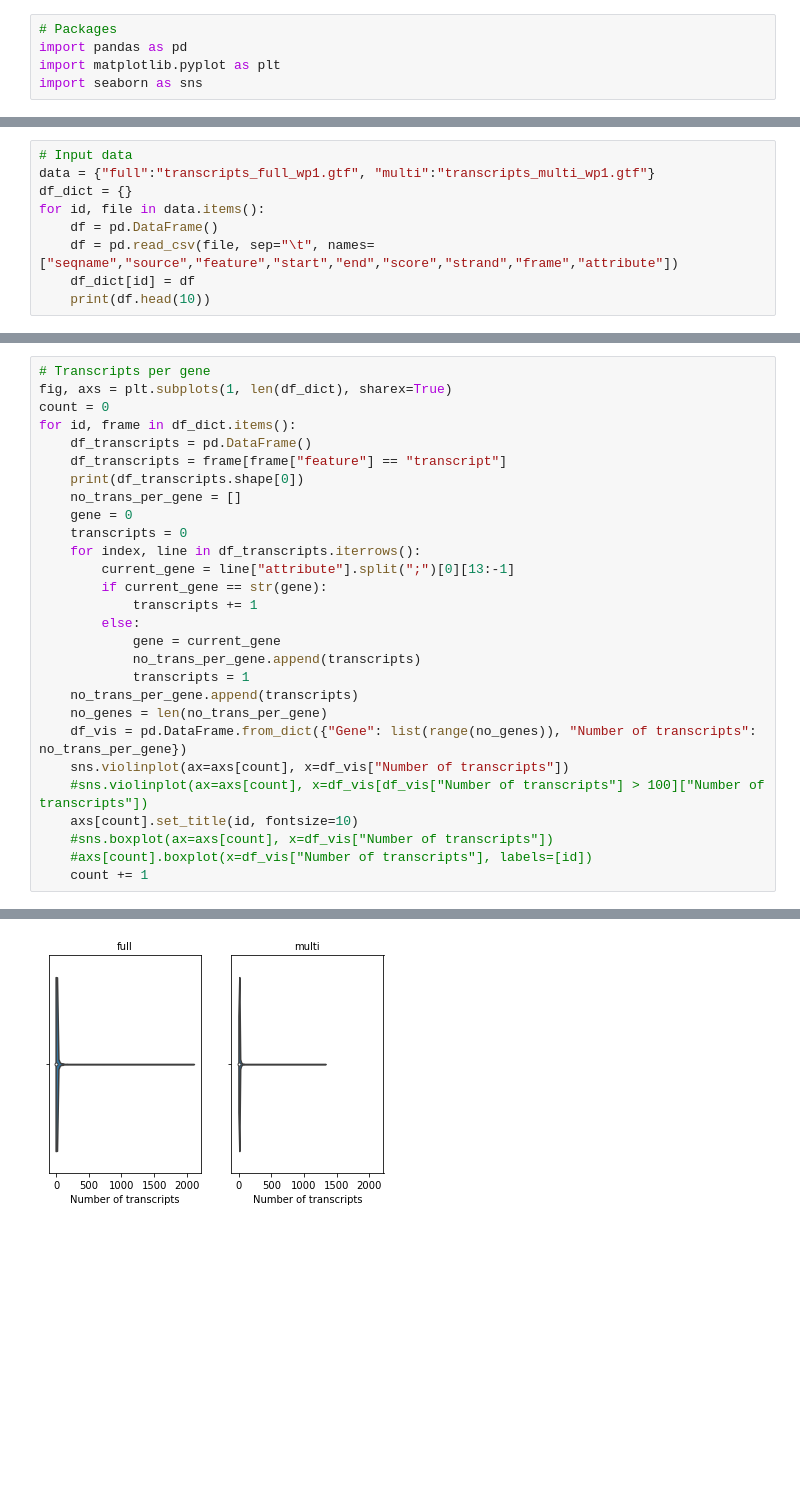
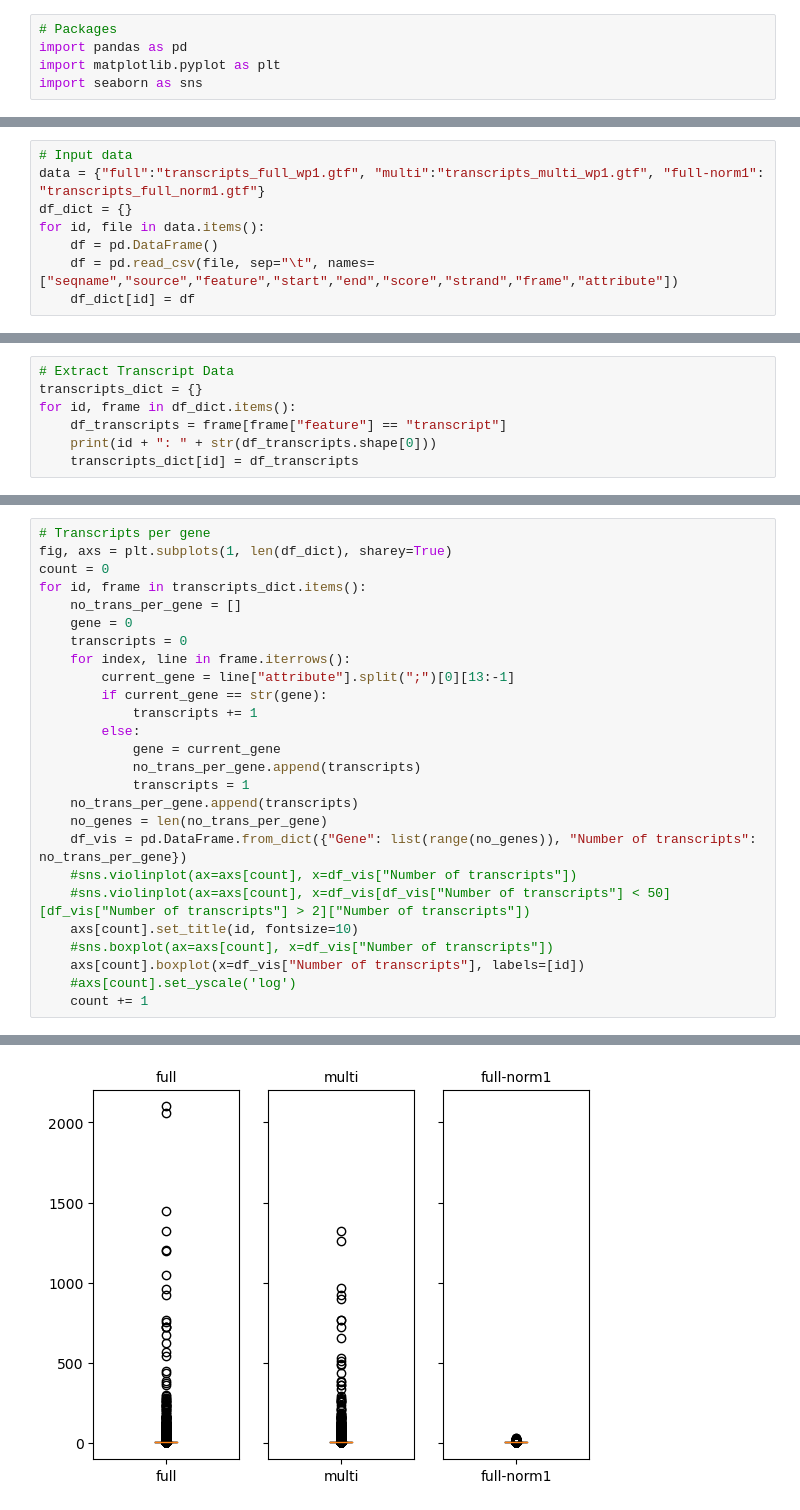
Before and after one commit to lauramarie99/Transkript-Assembler, a Jupyter notebook: Src/wp1_auswertung.ipynb, the cells around one changed output, grey strips where cells are left out. Saved outputs shown, nothing was run; the diff lists cells and outputs as text; blank space fills up the shorter version.

```diff
--- a/Src/wp1_auswertung.ipynb
+++ b/Src/wp1_auswertung.ipynb
@@ -6,9 +10,8 @@ import seaborn as sns
 # %%
 # Input data
-data = {"full":"transcripts_full_wp1.gtf", "multi":"transcripts_multi_wp1.gtf"}
+data = {"full":"transcripts_full_wp1.gtf", "multi":"transcripts_multi_wp1.gtf", "full-norm1": "transcripts_full_norm1.gtf"}
 df_dict = {}
 for id, file in data.items():
     df = pd.DataFrame()
     df = pd.read_csv(file, sep="\t", names=["seqname","source","feature","start","end","score","strand","frame","attribute"])
     df_dict[id] = df
-    print(df.head(10))
@@ -32,0 +20,7 @@ for id, file in data.items():
+# %%
+# Extract Transcript Data
+transcripts_dict = {}
+for id, frame in df_dict.items():
+    df_transcripts = frame[frame["feature"] == "transcript"]
+    print(id + ": " + str(df_transcripts.shape[0]))
+    transcripts_dict[id] = df_transcripts
@@ -33,15 +33,12 @@ for id, file in data.items():
 # %%
 # Transcripts per gene
-fig, axs = plt.subplots(1, len(df_dict), sharex=True)
+fig, axs = plt.subplots(1, len(df_dict), sharey=True)
 count = 0
-for id, frame in df_dict.items():
-    df_transcripts = pd.DataFrame()
-    df_transcripts = frame[frame["feature"] == "transcript"]
-    print(df_transcripts.shape[0])
+for id, frame in transcripts_dict.items():
     no_trans_per_gene = []
     gene = 0
     transcripts = 0
-    for index, line in df_transcripts.iterrows():
+    for index, line in frame.iterrows():
         current_gene = line["attribute"].split(";")[0][13:-1]
         if current_gene == str(gene):
             transcripts += 1
@@ -52,10 +49,11 @@ for id, frame in df_dict.items():
     no_trans_per_gene.append(transcripts)
     no_genes = len(no_trans_per_gene)
     df_vis = pd.DataFrame.from_dict({"Gene": list(range(no_genes)), "Number of transcripts": no_trans_per_gene})
-    sns.violinplot(ax=axs[count], x=df_vis["Number of transcripts"])
-    #sns.violinplot(ax=axs[count], x=df_vis[df_vis["Number of transcripts"] > 100]["Number of transcripts"])
+    #sns.violinplot(ax=axs[count], x=df_vis["Number of transcripts"])
+    #sns.violinplot(ax=axs[count], x=df_vis[df_vis["Number of transcripts"] < 50][df_vis["Number of transcripts"] > 2]["Number of transcripts"])
     axs[count].set_title(id, fontsize=10)
     #sns.boxplot(ax=axs[count], x=df_vis["Number of transcripts"])
-    #axs[count].boxplot(x=df_vis["Number of transcripts"], labels=[id])
+    axs[count].boxplot(x=df_vis["Number of transcripts"], labels=[id])
+    #axs[count].set_yscale('log')
     count += 1
 # %% [output]
@@ -64 +60 @@ for id, frame in df_dict.items():
-[figure, old version]
+[figure, new version]
```
Also changed, not shown: parts of 12 cells of this notebook.
